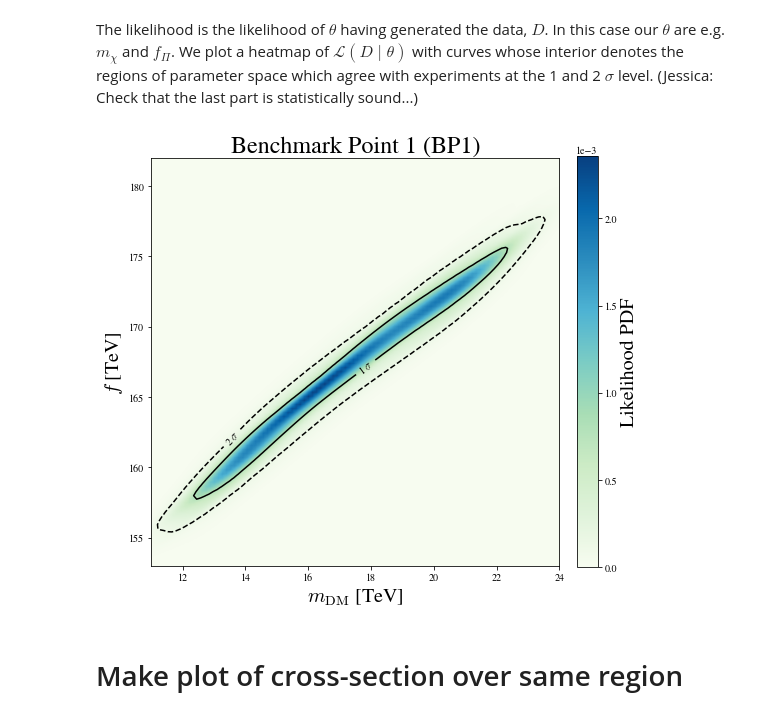
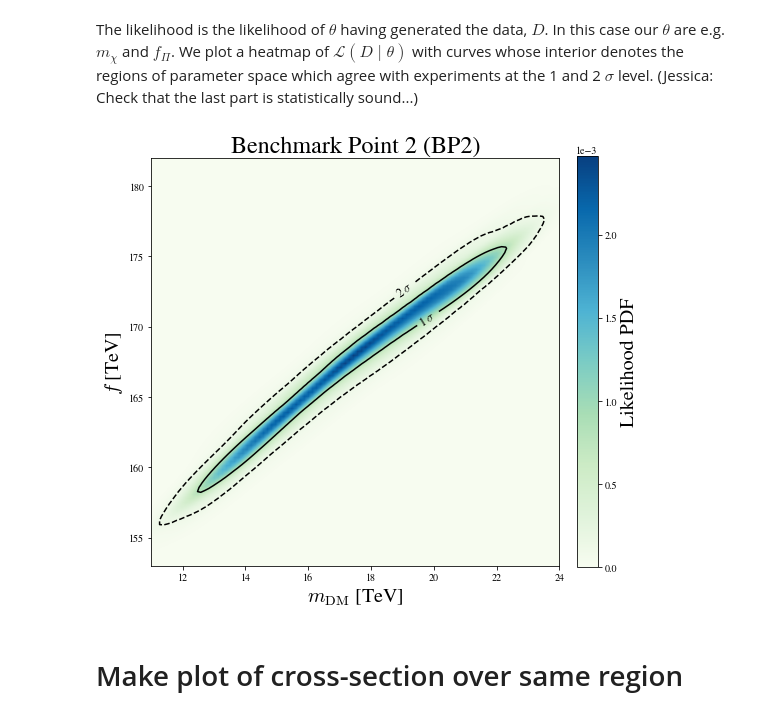
Before and after one commit to jnhoward/SU2LDM_public, a Jupyter notebook: makePaperPlots.ipynb, the cells around one changed output. Drawn from its saved outputs; the diff is of its cells as text; code cells hidden in the pictures.

```diff
--- a/makePaperPlots.ipynb
+++ b/makePaperPlots.ipynb
@@ -15,7 +15,7 @@ sys.path.append("plottingUtils/")
 CONVERTPARAMS = True # Converts parameters of multinest scan to ones we would like to plot
 EXPBOUNDS     = True
 DEBUG         = True
-PLOTRANGE     = 'BP1'
+PLOTRANGE     = 'BP2'
 
 # NOTE: This notebook assumes 2d scan in fpi_pow and bsmall_pow, do more general case later
 # %%
@@ -283,18 +283,18 @@ likelihoodPlotArgs = {'plotTitle': plotTitle,
 # %%
 if PLOTRANGE == 'Default':
     # ULSNEST_test
     plotPDF(likelihoodDict["X"], likelihoodDict["Y"], likelihoodDict["pdf"],
             axisRange, likelihoodDict["critDensity"], expBoundDict, likelihoodPlotArgs)
 elif PLOTRANGE == 'BP1':
     # ULSNEST_BP1
     plotPDF(likelihoodDict["X"], likelihoodDict["Y"], likelihoodDict["pdf"],
             axisRange, likelihoodDict["critDensity"], {}, likelihoodPlotArgs, plotName='paperPlots/BP1_Likelihood.pdf')
 elif PLOTRANGE == 'BP2':
     # ULSNEST_BP2
-    plt = plotPDF(likelihoodDict["X"], likelihoodDict["Y"], likelihoodDict["pdf"],
+    plotPDF(likelihoodDict["X"], likelihoodDict["Y"], likelihoodDict["pdf"],
             axisRange, likelihoodDict["critDensity"], {}, likelihoodPlotArgs, plotName='paperPlots/BP2_Likelihood.pdf')
 # %% [output]
-[figure, old version]
+[figure, new version]
 # %% [markdown]
 # Make plot of cross-section over same region
 # %%
```
Also changed, not shown: parts of 7 cells of this notebook, 7 other files.
